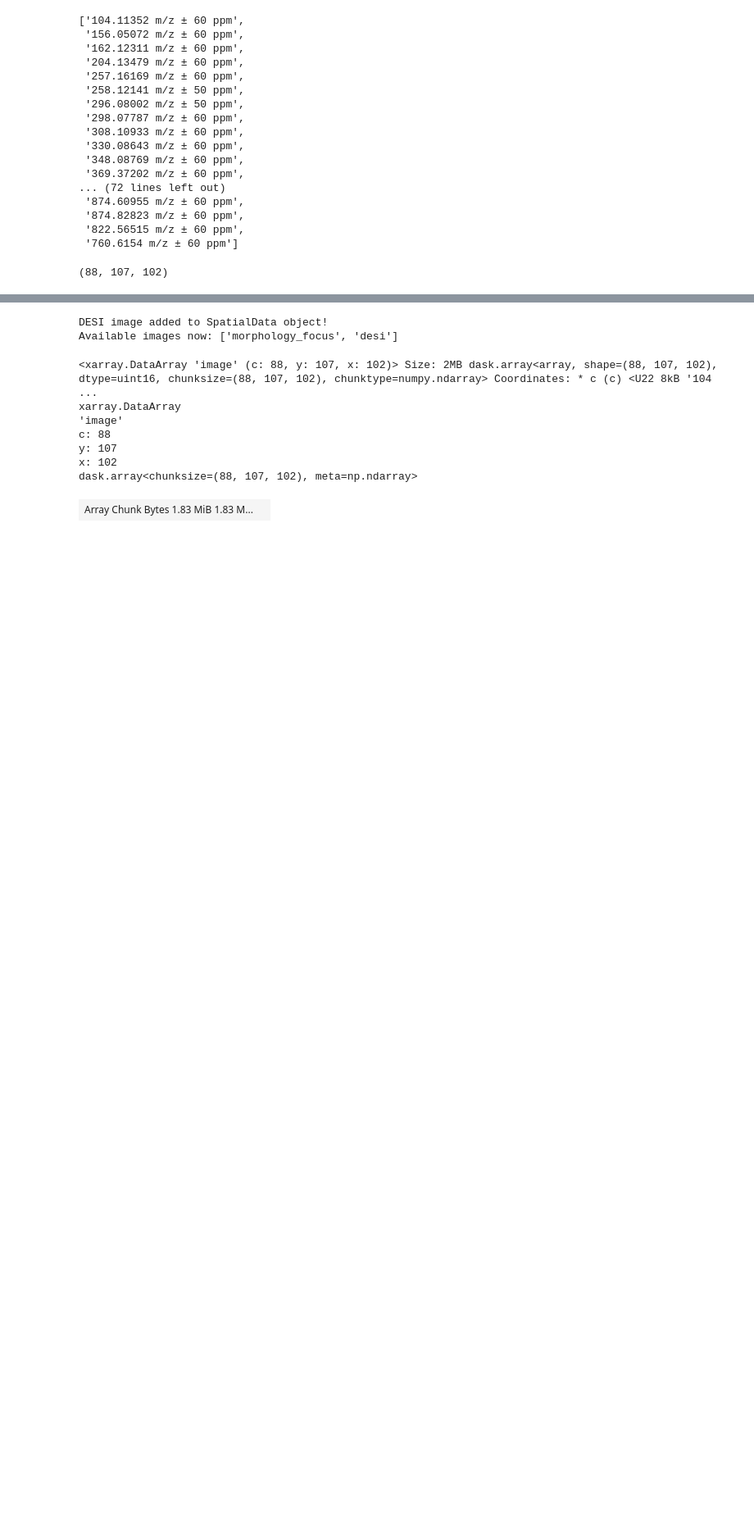
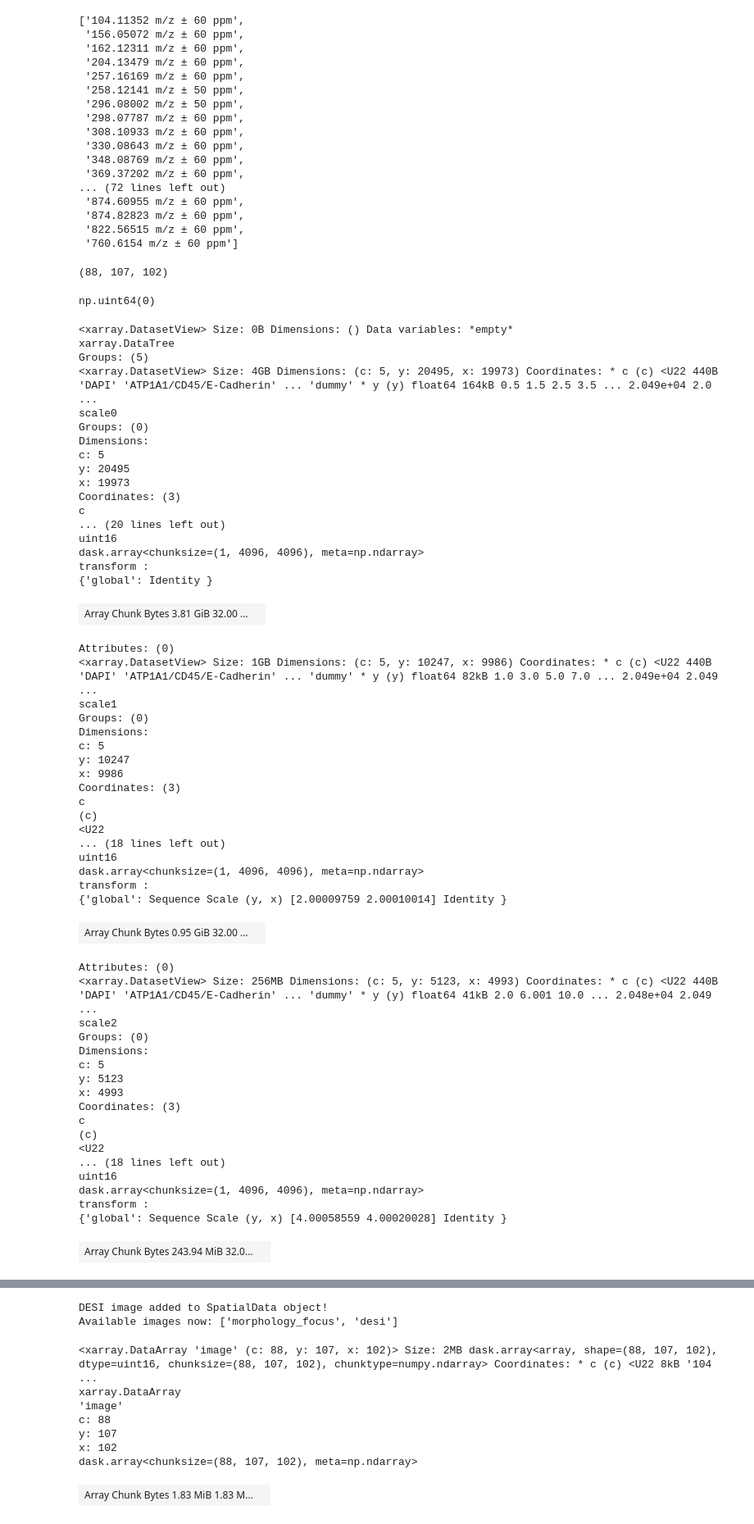
Before and after one commit to sarthak-arora1997/multimodal_spatial_integration, a Jupyter notebook: code/DESI_Xenium_Registration.ipynb, the cells around one changed output, grey strips where cells are left out. Shown at 82% size. Saved outputs shown, nothing was run; the diff lists cells and outputs as text; code cells hidden in the pictures; blank space fills up the shorter version.

```diff
--- a/code/DESI_Xenium_Registration.ipynb
+++ b/code/DESI_Xenium_Registration.ipynb
@@ -94,3 +94,64 @@ channel_names
 desi_img.shape
 # %% [output]
 (88, 107, 102)
+# %%
+sdata['morphology_focus']['scale0'].to_dataset()['image'].sel(c='dummy').values.sum()
+# %% [output]
+np.uint64(0)
+# %%
+sdata['morphology_focus']
+# %% [output]
+<xarray.DatasetView> Size: 0B Dimensions: () Data variables: *empty*
+xarray.DataTree
+Groups: (5)
+<xarray.DatasetView> Size: 4GB Dimensions: (c: 5, y: 20495, x: 19973) Coordinates: * c (c) <U22 440B 'DAPI' 'ATP1A1/CD45/E-Cadherin' ... 'dummy' * y (y) float64 164kB 0.5 1.5 2.5 3.5 ... 2.049e+04 2.0 ...
+scale0
+Groups: (0)
+Dimensions:
+c: 5
+y: 20495
+x: 19973
+Coordinates: (3)
+c
+... (20 lines left out)
+uint16
+dask.array<chunksize=(1, 4096, 4096), meta=np.ndarray>
+transform :
+{'global': Identity }
+| Array Chunk Bytes 3.81 GiB 32.00 ... |  |
+Attributes: (0)
+<xarray.DatasetView> Size: 1GB Dimensions: (c: 5, y: 10247, x: 9986) Coordinates: * c (c) <U22 440B 'DAPI' 'ATP1A1/CD45/E-Cadherin' ... 'dummy' * y (y) float64 82kB 1.0 3.0 5.0 7.0 ... 2.049e+04 2.049 ...
+scale1
+Groups: (0)
+Dimensions:
+c: 5
+y: 10247
+x: 9986
+Coordinates: (3)
+c
+(c)
+<U22
+... (18 lines left out)
+uint16
+dask.array<chunksize=(1, 4096, 4096), meta=np.ndarray>
+transform :
+{'global': Sequence Scale (y, x) [2.00009759 2.00010014] Identity }
+| Array Chunk Bytes 0.95 GiB 32.00 ... |  |
+Attributes: (0)
+<xarray.DatasetView> Size: 256MB Dimensions: (c: 5, y: 5123, x: 4993) Coordinates: * c (c) <U22 440B 'DAPI' 'ATP1A1/CD45/E-Cadherin' ... 'dummy' * y (y) float64 41kB 2.0 6.001 10.0 ... 2.048e+04 2.049 ...
+scale2
+Groups: (0)
+Dimensions:
+c: 5
+y: 5123
+x: 4993
+Coordinates: (3)
+c
+(c)
+<U22
+... (18 lines left out)
+uint16
+dask.array<chunksize=(1, 4096, 4096), meta=np.ndarray>
+transform :
+{'global': Sequence Scale (y, x) [4.00058559 4.00020028] Identity }
+| Array Chunk Bytes 243.94 MiB 32.0... |  |
```
Also changed, not shown: parts of 4 cells of this notebook, 5 other files.
